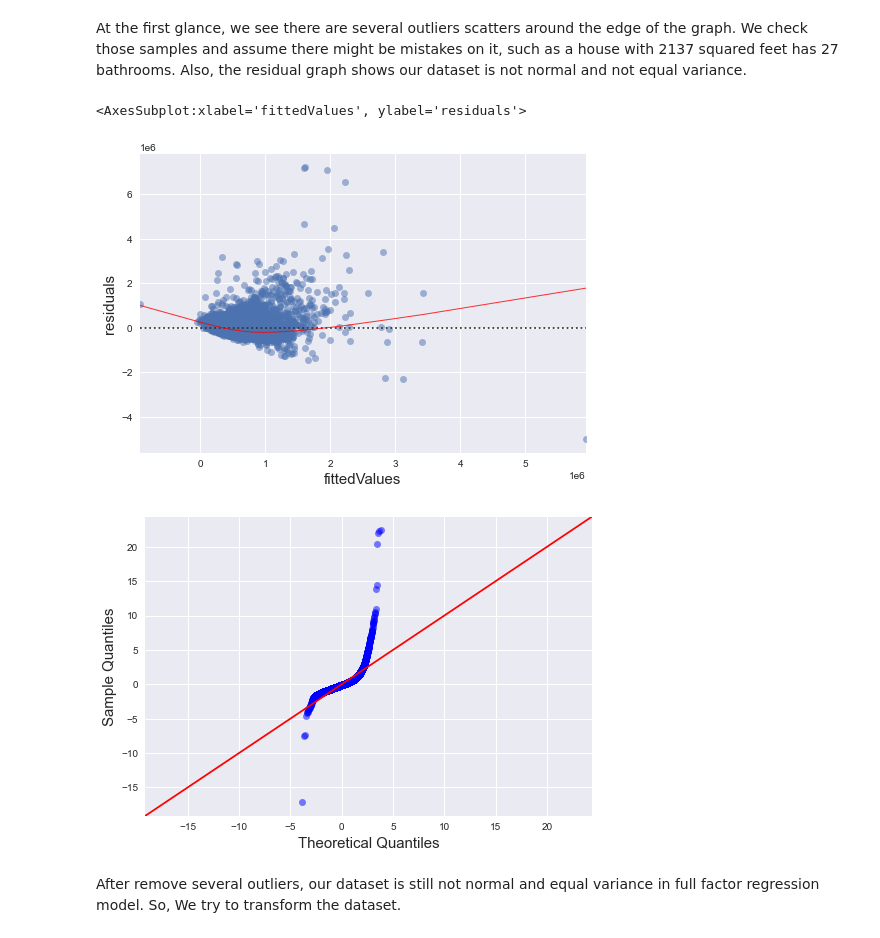
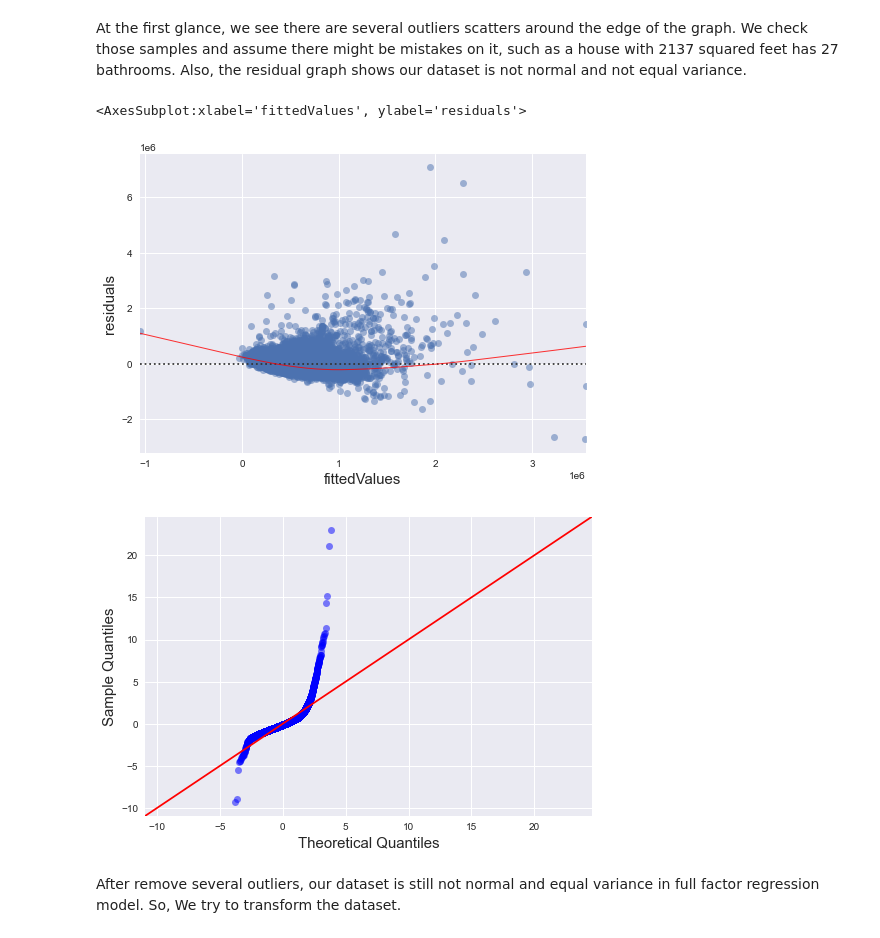
Before and after one commit to xychen6871/ECS171GroupProject, a Jupyter notebook: Report/Report_(under_construction).ipynb, the cells around one changed output. Cells and saved outputs as stored; diff of their text form; code cells hidden in the pictures.

```diff
--- a/Report/Report_(under_construction).ipynb
+++ b/Report/Report_(under_construction).ipynb
@@ -395,9 +501,18 @@ Y = df_filtered["latestPrice"]
 
 lreg = LinearRegression()
 
-model = lreg.fit(X, Y)
 
 
 model = OLS(Y, X)
 result = model.fit()
 #result.params
+
+lreg.fit(X, Y)
+
+print("y-intercept = %.4f"%lreg.intercept_)
+print("beta1 coefficient = ", lreg.coef_)
+prediction = lreg.predict(X)
+MSE = mean_squared_error(Y, prediction)
+print("Mean Square Error (MSE) = %.4f"%MSE)
+print("Root Mean Square Error (RMSE) = %.4f"%mean_squared_error(Y, prediction, squared=False))
+print("R-square score is: %.4f" %r2_score(Y, prediction))
@@ -427,30 +568,31 @@ resid_plot
 # %% [markdown]
 At the first glance, we see there are several outliers scatters around the edge of the graph. We check those samples and assume there might be mistakes on it, such as a house with 2137 squared feet has 27 bathrooms. Also, the residual graph shows our dataset is not normal and not equal variance.
 # %%
-dropRows = [705,1399,14275,2316,2838] # outliers rows
+#dropRows = [705,1399,14275,2316,2838] # outliers rows
+dropRows = [705,1399,14275,2316, 2838, 14639, 14376, 14654, 2557]
 Xnew = X.drop(dropRows, axis=0)
 Ynew = Y.drop(dropRows, axis=0)
 
 #model = lreg.fit(Xnew, Ynew)
 model = OLS(Ynew, Xnew)
 result = model.fit()
 result.params
 
 fittedValues = result.fittedvalues
 residuals = result.resid
 residDF = pd.DataFrame(fittedValues, columns=['fittedValues'])
 residDF['residuals'] = residuals
 residDF
 
 resid_plot = sb.residplot(x = "fittedValues", y = "residuals", data=residDF,
                           lowess=True,
                           scatter_kws={'alpha': 0.5},
                           line_kws={'color': 'red', 'lw': 1, 'alpha': 0.8})
 
 resid_plot
 # %% [output]
 <AxesSubplot:xlabel='fittedValues', ylabel='residuals'>
-[figure, old version]
+[figure, new version]
 # %%
 from statsmodels.graphics.gofplots import ProbPlot
 
@@ -458,7 +600,7 @@ norm_residuals = result.get_influence().resid_studentized_internal
 QQ = ProbPlot(norm_residuals)
 plotQQ = QQ.qqplot(line='45', alpha=0.5, color='blue', lw=1)
 # %% [output]
-[figure, old version]
+[figure, new version]
 # %% [markdown]
 After remove several outliers, our dataset is still not normal and equal variance in full factor regression model. So, We try to transform the dataset.
 # %%
```
Also changed, not shown: parts of 22 cells of this notebook, 1 other file.
